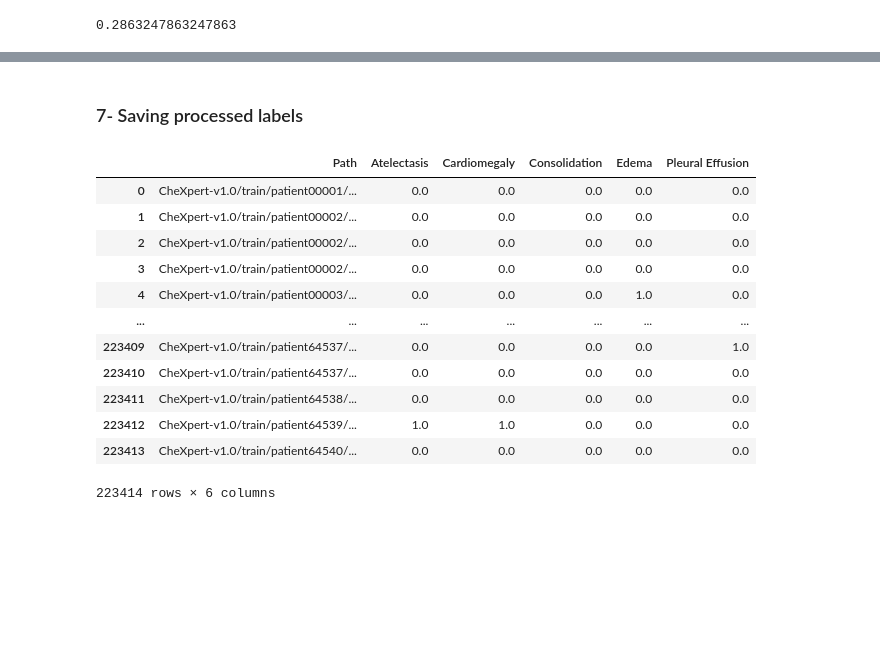
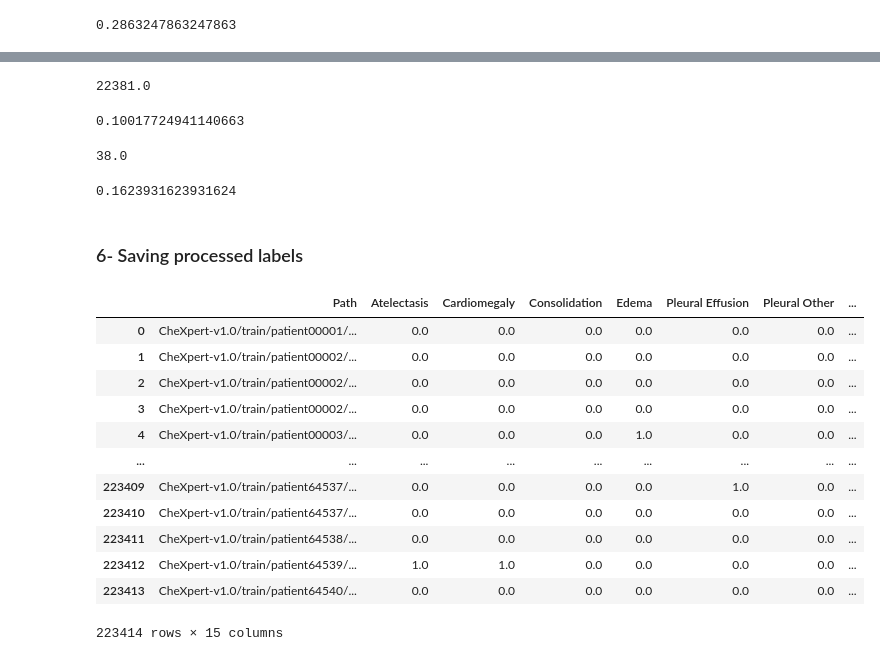
Before and after one commit to tamerthamoqa/CheXpert-multilabel-classification-tensorflow, a Jupyter notebook: misc/creating_train_validation_csv_labels/creating_train_validation_labels_u-zeroes.ipynb, the cells around one changed output, grey strips where cells are left out. Saved outputs shown, nothing was run; the diff lists cells and outputs as text; code cells hidden in the pictures; blank space fills up the shorter version.

```diff
--- a/misc/creating_train_validation_csv_labels/creating_train_validation_labels_u-zeroes.ipynb
+++ b/misc/creating_train_validation_csv_labels/creating_train_validation_labels_u-zeroes.ipynb
@@ -193,5 +177,21 @@ validation_labels["No Finding"].sum() / len(validation_labels)
 # %%
-competition_labels = ["Path", "Atelectasis", "Cardiomegaly", "Consolidation", "Edema", "Pleural Effusion"]
+reordered_columns = [
+    "Path",
+    "Atelectasis",
+    "Cardiomegaly",
+    "Consolidation",
+    "Edema",
+    "Pleural Effusion",
+    "Pleural Other",
+    "Pneumonia",
+    "Pneumothorax",
+    "Enlarged Cardiomediastinum",
+    "Lung Opacity",
+    "Lung Lesion",
+    "Fracture",
+    "Support Devices",
+    "No Finding"
+]
 # %%
-train_labels_chexpert = train_labels[competition_labels]
+train_labels = train_labels[reordered_columns]
 # %%
@@ -323,19 +469,35 @@ validation_labels_chexpert["Pleural Effusion"].sum() / len(validation_labels_che
+# %%
+train_labels["No Finding"].sum()
+# %% [output]
+22381.0
+# %%
+train_labels["No Finding"].sum() / len(train_labels)
+# %% [output]
+0.10017724941140663
+# %%
+validation_labels["No Finding"].sum()
+# %% [output]
+38.0
+# %%
+validation_labels["No Finding"].sum() / len(validation_labels)
+# %% [output]
+0.1623931623931624
 # %% [markdown]
-### 7- Saving processed labels
+### 6- Saving processed labels
 # %%
-train_labels_chexpert
+train_labels
 # %% [output]
-|  | Path | Atelectasis | Cardiomegaly | Consolidation | Edema | Pleural Effusion |
-| 0 | CheXpert-v1.0/train/patient00001/... | 0.0 | 0.0 | 0.0 | 0.0 | 0.0 |
-| 1 | CheXpert-v1.0/train/patient00002/... | 0.0 | 0.0 | 0.0 | 0.0 | 0.0 |
-| 2 | CheXpert-v1.0/train/patient00002/... | 0.0 | 0.0 | 0.0 | 0.0 | 0.0 |
-| 3 | CheXpert-v1.0/train/patient00002/... | 0.0 | 0.0 | 0.0 | 0.0 | 0.0 |
-| 4 | CheXpert-v1.0/train/patient00003/... | 0.0 | 0.0 | 0.0 | 1.0 | 0.0 |
-| ... | ... | ... | ... | ... | ... | ... |
-| 223409 | CheXpert-v1.0/train/patient64537/... | 0.0 | 0.0 | 0.0 | 0.0 | 1.0 |
-| 223410 | CheXpert-v1.0/train/patient64537/... | 0.0 | 0.0 | 0.0 | 0.0 | 0.0 |
-| 223411 | CheXpert-v1.0/train/patient64538/... | 0.0 | 0.0 | 0.0 | 0.0 | 0.0 |
-| 223412 | CheXpert-v1.0/train/patient64539/... | 1.0 | 1.0 | 0.0 | 0.0 | 0.0 |
-| 223413 | CheXpert-v1.0/train/patient64540/... | 0.0 | 0.0 | 0.0 | 0.0 | 0.0 |
+|  | Path | Atelectasis | Cardiomegaly | Consolidation | Edema | Pleural Effusion | Pleural Other | ... |
+| 0 | CheXpert-v1.0/train/patient00001/... | 0.0 | 0.0 | 0.0 | 0.0 | 0.0 | 0.0 | ... |
+| 1 | CheXpert-v1.0/train/patient00002/... | 0.0 | 0.0 | 0.0 | 0.0 | 0.0 | 0.0 | ... |
+| 2 | CheXpert-v1.0/train/patient00002/... | 0.0 | 0.0 | 0.0 | 0.0 | 0.0 | 0.0 | ... |
+| 3 | CheXpert-v1.0/train/patient00002/... | 0.0 | 0.0 | 0.0 | 0.0 | 0.0 | 0.0 | ... |
+| 4 | CheXpert-v1.0/train/patient00003/... | 0.0 | 0.0 | 0.0 | 1.0 | 0.0 | 0.0 | ... |
+| ... | ... | ... | ... | ... | ... | ... | ... | ... |
+| 223409 | CheXpert-v1.0/train/patient64537/... | 0.0 | 0.0 | 0.0 | 0.0 | 1.0 | 0.0 | ... |
+| 223410 | CheXpert-v1.0/train/patient64537/... | 0.0 | 0.0 | 0.0 | 0.0 | 0.0 | 0.0 | ... |
+| 223411 | CheXpert-v1.0/train/patient64538/... | 0.0 | 0.0 | 0.0 | 0.0 | 0.0 | 0.0 | ... |
+| 223412 | CheXpert-v1.0/train/patient64539/... | 1.0 | 1.0 | 0.0 | 0.0 | 0.0 | 0.0 | ... |
+| 223413 | CheXpert-v1.0/train/patient64540/... | 0.0 | 0.0 | 0.0 | 0.0 | 0.0 | 0.0 | ... |
-223414 rows × 6 columns
+223414 rows × 15 columns
 # %%
```
Also changed, not shown: parts of 88 cells of this notebook.
